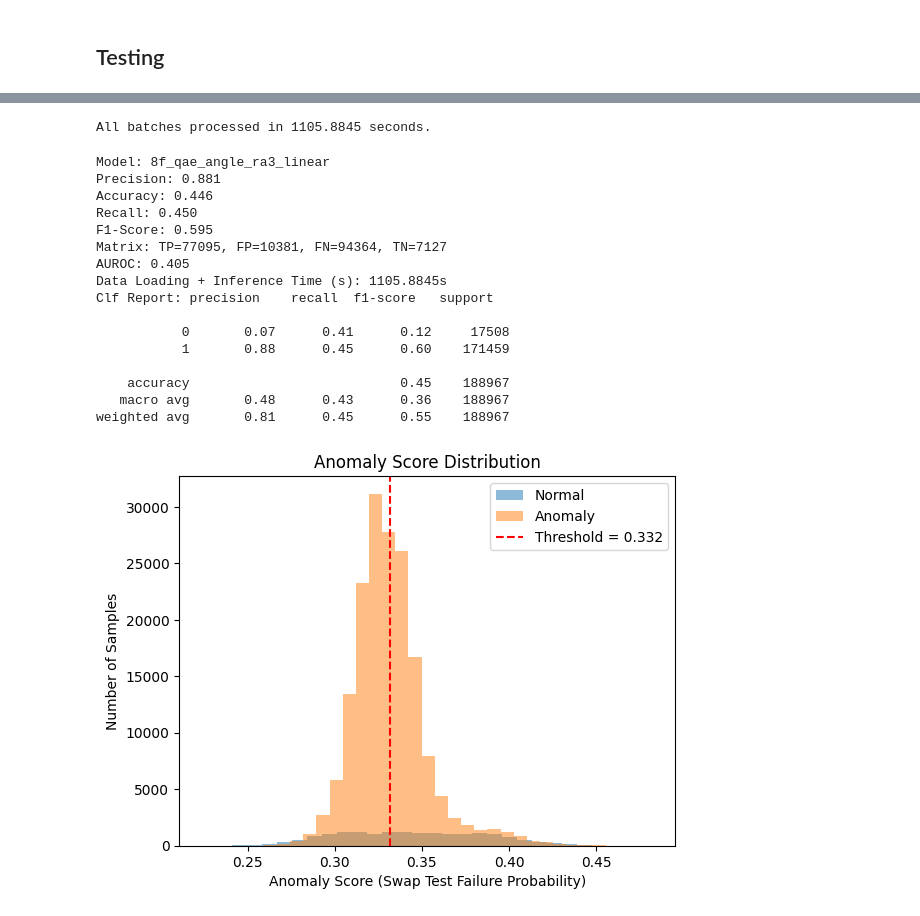
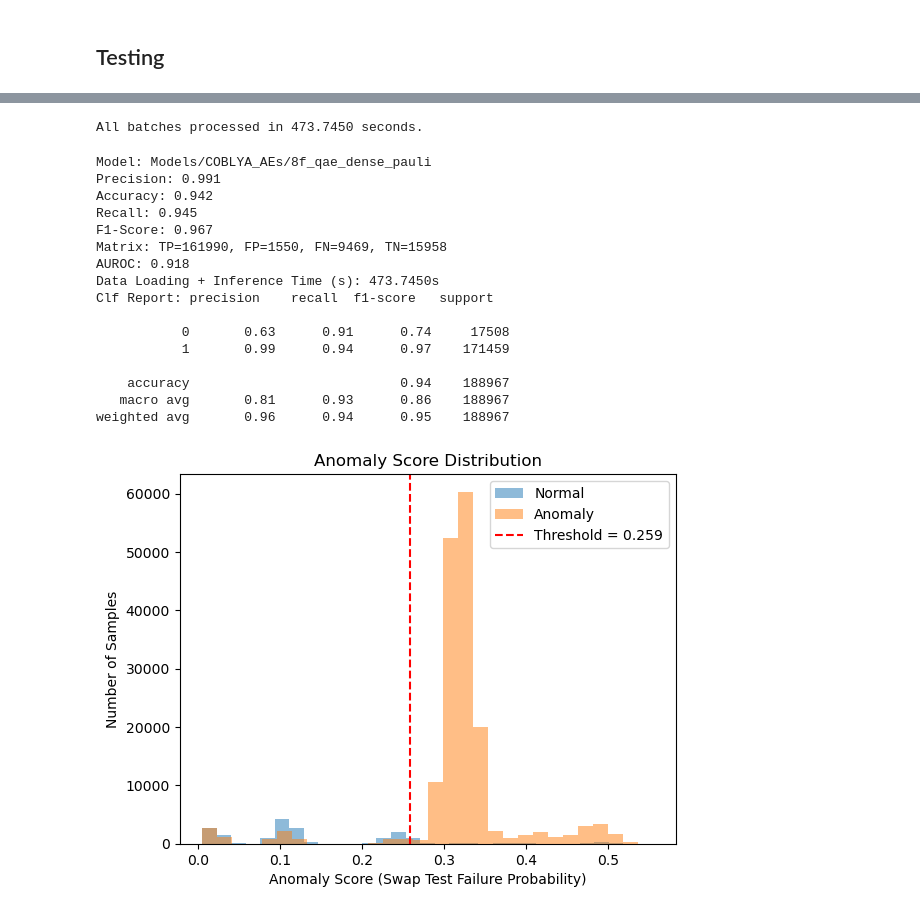
Before and after one commit to RohanSenthil/QAE_BETH_Anomaly, a Jupyter notebook: qae.ipynb, the cells around one changed output, grey strips where cells are left out. Cells and saved outputs as stored; diff of their text form; code cells hidden in the pictures.

```diff
--- a/qae.ipynb
+++ b/qae.ipynb
@@ -336,7 +342,7 @@ trained_params = result.x
 from qiskit.qpy import dump
 import os
 
-model_name = "8f_qae_angle_ra3_linear"
+model_name = "Models/COBLYA_AEs/8f_qae_dense_pauli"
 os.mkdir(model_name)
 
 with open(f"{model_name}/ae.qpy", "wb") as f:
@@ -353,7 +359,7 @@ np.save(f"{model_name}/trained_parameters", trained_params)
 # %% [markdown]
 ## Testing
 # %%
-transformed_testing_data = pd.read_csv('labelled_transformed_testing_data.csv')
+transformed_testing_data = pd.read_csv('Dataset/Transformed/Normalised/labelled_transformed_testing_data.csv')
 
 # 1. Extract labels (column 6)
 testing_labels = transformed_testing_data.iloc[:, 6].astype(bool)  # Anomalies: True
@@ -369,12 +375,17 @@ testing_data = tf.convert_to_tensor(testing_data.values, dtype=tf.float32)
 # 4. Convert labels to tensor (bool)
 testing_labels = tf.convert_to_tensor(testing_labels.values, dtype=tf.bool)
 
-reduced_testing_data = autoencoder.encoder(testing_data)
+# reduced_testing_data = autoencoder.encoder(testing_data)
+# filtered_np = testing_data.numpy().astype(np.float64)
+# target_len = 2**5  # 32 for 5 qubits
+# reduced_testing_data = np.pad(filtered_np, ((0, 0), (0, target_len - filtered_np.shape[1])), mode='constant')
+reduced_testing_data = testing_data
 
 # --- SCALE TO [0, 2π] ---|
 scaler = MinMaxScaler(feature_range=(0, np.pi))
 scaled_testing_data = scaler.fit_transform(reduced_testing_data)
 # scaled_testing_data = reduced_testing_data.numpy()
+# scaled_testing_data = reduced_testing_data
 # %%
 from tqdm import tqdm
 
@@ -431,7 +442,7 @@ train_scores, train_time = compute_anomaly_scores(
     qnn,
     training_subset,
     trained_params,
-    encoding_fn=angle_encoding,
+    encoding_fn=dense_angle_encoding,
     batch_size=64
 )
 
@@ -501,54 +512,54 @@ scores, elapsed_time = compute_anomaly_scores(
     qnn,
     scaled_testing_data,
     trained_params,
-    encoding_fn=angle_encoding,
+    encoding_fn=dense_angle_encoding,
     batch_size=64
 )
 # %% [output]
-All batches processed in 1105.8845 seconds.
+All batches processed in 473.7450 seconds.
 # %%
-threshold += 0.02
+# threshold += 0.02
 
 y_pred = (scores > threshold).astype(int)
 y_true = np.array(testing_labels).astype(int)[:len(scores)]
 
 metrics = evaluate_model(
     y_true=y_true,
     y_pred=y_pred,
     scores=scores,
     time=elapsed_time,
     threshold=threshold,  # same threshold used in predict
     model_name=model_name
 )
 
 # Print clean table row for your notes
 for k, v in metrics.items():
     print(f"{k}: {v}")
 
 # --- Histogram of scores ---
 plt.hist(scores[y_true == 0], bins=30, alpha=0.5, label='Normal')
 plt.hist(scores[y_true == 1], bins=30, alpha=0.5, label='Anomaly')
 plt.axvline(threshold, color='red', linestyle='--', label=f"Threshold = {threshold:.3f}")
 plt.xlabel("Anomaly Score (Swap Test Failure Probability)")
 plt.ylabel("Number of Samples")
 plt.title("Anomaly Score Distribution")
 plt.legend()
 plt.show()
 # %% [output]
-Model: 8f_qae_angle_ra3_linear
-Precision: 0.881
-Accuracy: 0.446
-Recall: 0.450
-F1-Score: 0.595
-Matrix: TP=77095, FP=10381, FN=94364, TN=7127
-AUROC: 0.405
-Data Loading + Inference Time (s): 1105.8845s
+Model: Models/COBLYA_AEs/8f_qae_dense_pauli
+Precision: 0.991
+Accuracy: 0.942
+Recall: 0.945
+F1-Score: 0.967
+Matrix: TP=161990, FP=1550, FN=9469, TN=15958
+AUROC: 0.918
+Data Loading + Inference Time (s): 473.7450s
 Clf Report: precision    recall  f1-score   support
 
-           0       0.07      0.41      0.12     17508
-           1       0.88      0.45      0.60    171459
+           0       0.63      0.91      0.74     17508
+           1       0.99      0.94      0.97    171459
 
-    accuracy                           0.45    188967
-   macro avg       0.48      0.43      0.36    188967
-weighted avg       0.81      0.45      0.55    188967
+    accuracy                           0.94    188967
+   macro avg       0.81      0.93      0.86    188967
+weighted avg       0.96      0.94      0.95    188967
-[figure, old version]
+[figure, new version]
```
Also changed, not shown: parts of 8 cells of this notebook, 31 other files.
